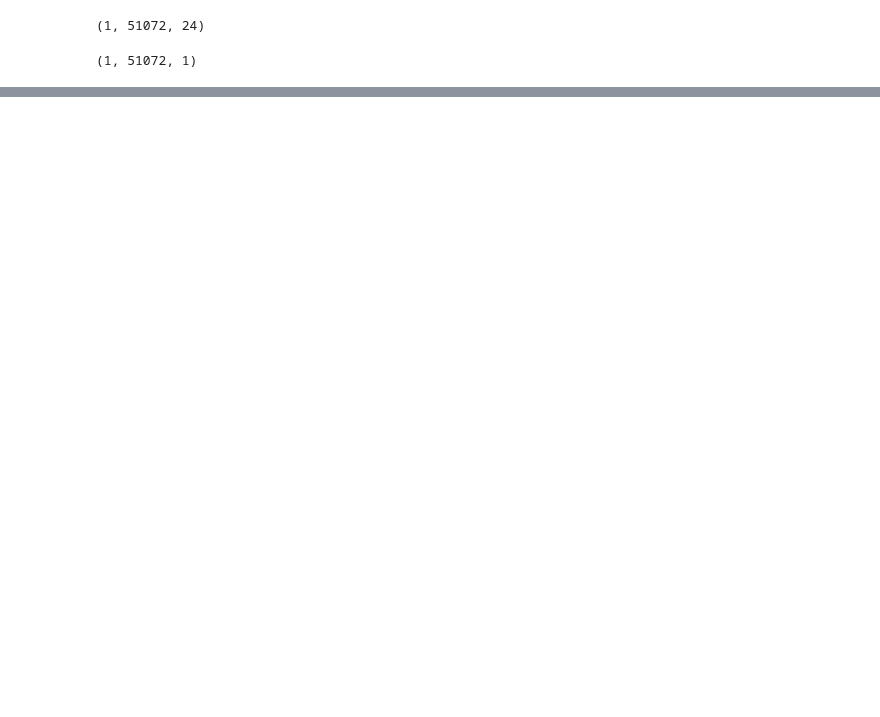
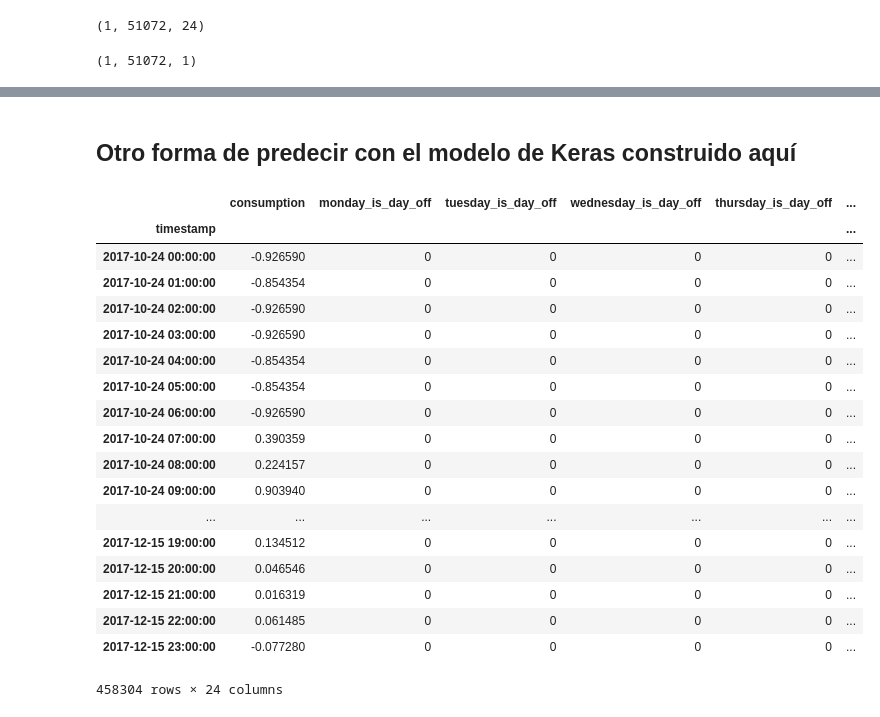
Before and after one commit to rosgori/Pruebas, a Jupyter notebook: competencia/red_keras.ipynb, the cells around one changed output, grey strips where cells are left out. Drawn from its saved outputs; the diff is of its cells as text; code cells hidden in the pictures; blank space fills up the shorter version.

```diff
--- a/competencia/red_keras.ipynb
+++ b/competencia/red_keras.ipynb
@@ -286,0 +280,24 @@ plt.show()
+# %% [markdown]
+## Otro forma de predecir con el modelo de Keras construido aquí
+# %%
+train_df
+# %% [output]
+|  | consumption | monday_is_day_off | tuesday_is_day_off | wednesday_is_day_off | thursday_is_day_off | ... |
+| timestamp |  |  |  |  |  | ... |
+| 2017-10-24 00:00:00 | -0.926590 | 0 | 0 | 0 | 0 | ... |
+| 2017-10-24 01:00:00 | -0.854354 | 0 | 0 | 0 | 0 | ... |
+| 2017-10-24 02:00:00 | -0.926590 | 0 | 0 | 0 | 0 | ... |
+| 2017-10-24 03:00:00 | -0.926590 | 0 | 0 | 0 | 0 | ... |
+| 2017-10-24 04:00:00 | -0.854354 | 0 | 0 | 0 | 0 | ... |
+| 2017-10-24 05:00:00 | -0.854354 | 0 | 0 | 0 | 0 | ... |
+| 2017-10-24 06:00:00 | -0.926590 | 0 | 0 | 0 | 0 | ... |
+| 2017-10-24 07:00:00 | 0.390359 | 0 | 0 | 0 | 0 | ... |
+| 2017-10-24 08:00:00 | 0.224157 | 0 | 0 | 0 | 0 | ... |
+| 2017-10-24 09:00:00 | 0.903940 | 0 | 0 | 0 | 0 | ... |
+| ... | ... | ... | ... | ... | ... | ... |
+| 2017-12-15 19:00:00 | 0.134512 | 0 | 0 | 0 | 0 | ... |
+| 2017-12-15 20:00:00 | 0.046546 | 0 | 0 | 0 | 0 | ... |
+| 2017-12-15 21:00:00 | 0.016319 | 0 | 0 | 0 | 0 | ... |
+| 2017-12-15 22:00:00 | 0.061485 | 0 | 0 | 0 | 0 | ... |
+| 2017-12-15 23:00:00 | -0.077280 | 0 | 0 | 0 | 0 | ... |
+458304 rows × 24 columns
```
Also changed, not shown: parts of 29 cells of this notebook.
